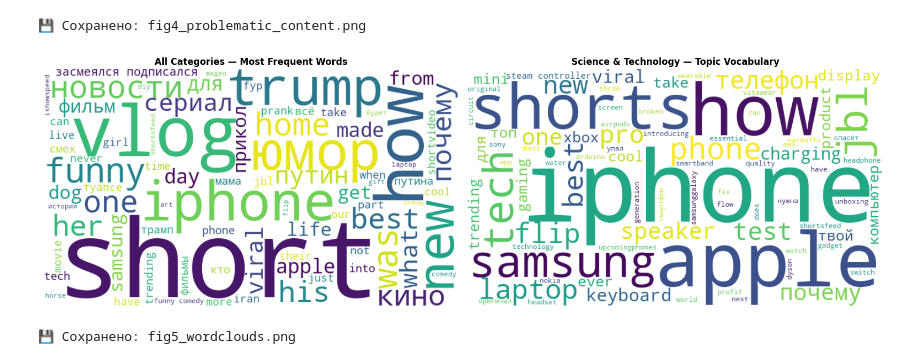
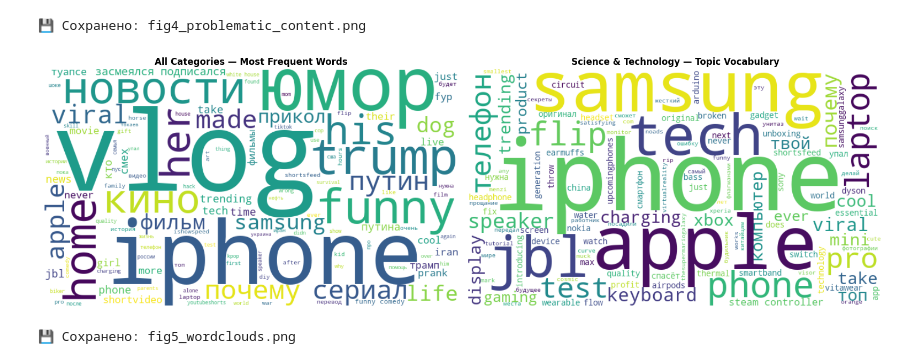
Before and after one commit to KamilaAkhmetova/youtube-ai-project, a Jupyter notebook: main.ipynb, the cells around one changed output. Drawn from its saved outputs; the diff is of its cells as text; code cells hidden in the pictures.

Commit message:
diagrams added

```diff
--- a/main.ipynb
+++ b/main.ipynb
@@ -919,33 +941,33 @@ fig, axes = plt.subplots(1, 2, figsize=(16, 6))
 all_text = ' '.join(df['clean_title'].dropna().tolist())
 
 # Только технологические категории
 tech_text = ' '.join(
     df[df['category_title'].isin(['Science & Technology', 'Education'])]['clean_title'].dropna().tolist()
 )
 
 for ax, text, title in [
     (axes[0], all_text,  'All Categories — Most Frequent Words'),
     (axes[1], tech_text, 'Science & Technology — Topic Vocabulary')
 ]:
     if text.strip():
         wc = WordCloud(
             width=700,
             height=400,
             background_color='white',
             colormap='viridis',
-            max_words=80,
+            max_words=120,
             min_word_length=3,
             stopwords=STOPWORDS_RU,
             regexp=r'[а-яёa-z]{3,}'  # рус + анг слова от 3 символов
         ).generate(text)
         ax.imshow(wc, interpolation='bilinear')
     ax.axis('off')
     ax.set_title(title, fontsize=12, fontweight='bold')
 
 plt.tight_layout()
 plt.savefig('fig5_wordclouds.png', dpi=150, bbox_inches='tight')
 plt.show()
 print('💾 Сохранено: fig5_wordclouds.png')
 # %% [output]
-[figure, old version]
+[figure, new version]
 💾 Сохранено: fig5_wordclouds.png
```
Also changed, not shown: parts of 2 cells of this notebook, 3 other files.
